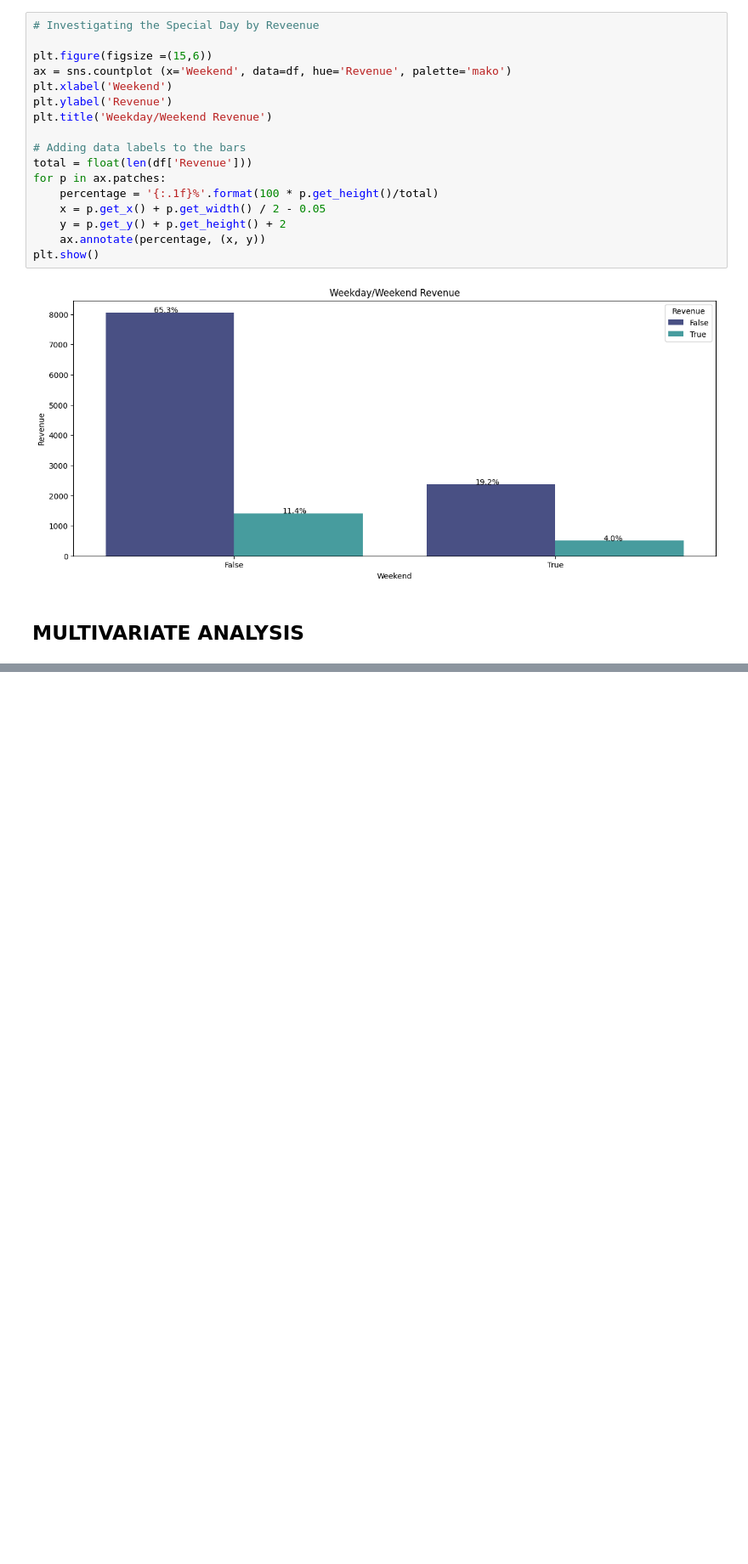
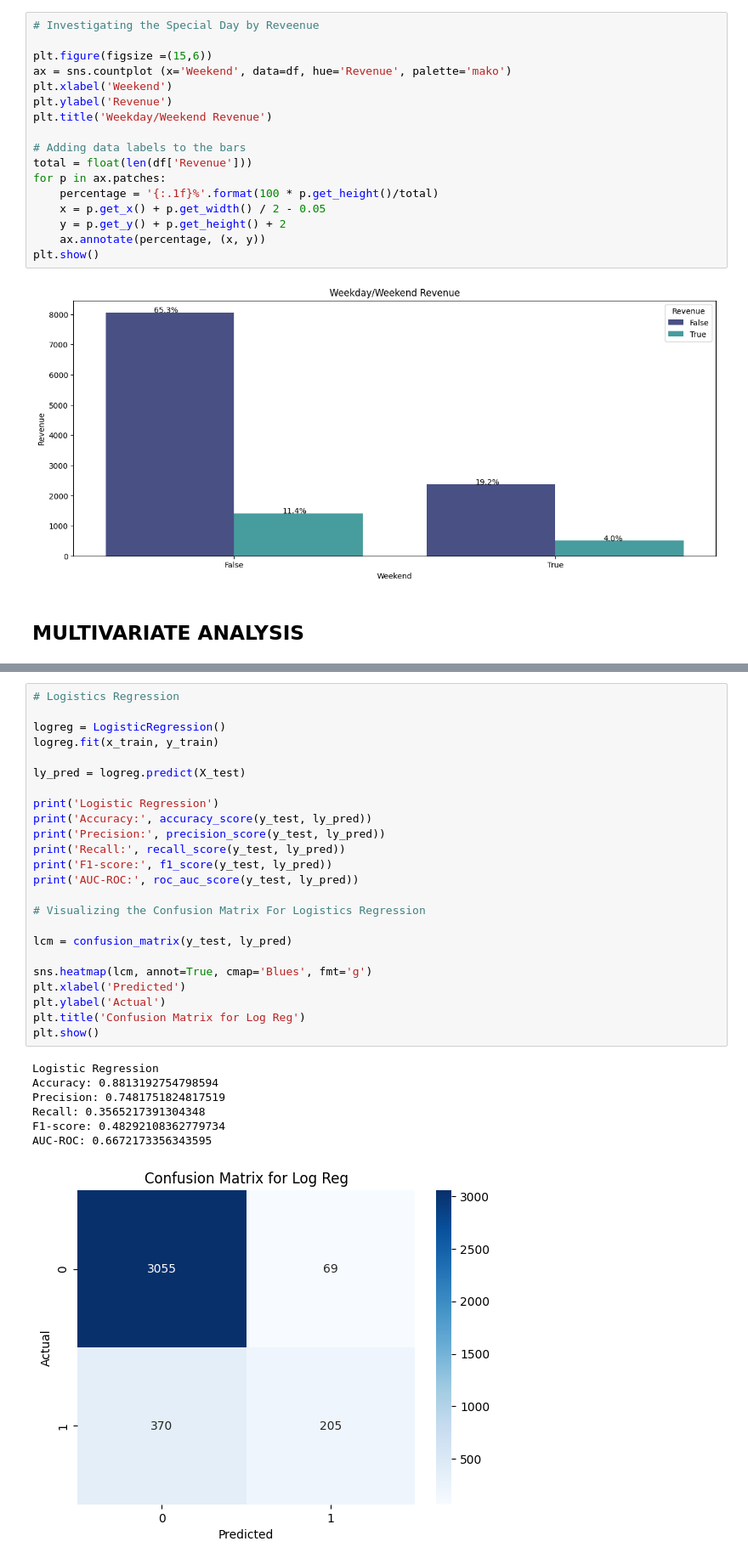
Before and after one commit to kayodeolusanya/Jumia-Online-Shoppers-Intention, a Jupyter notebook: Jumia_Online_Shoppers_Intention.ipynb, the cells around one changed output, grey strips where cells are left out. Shown at 85% size. Drawn from its saved outputs; the diff is of its cells as text; blank space fills up the shorter version.

```diff
--- a/Jumia_Online_Shoppers_Intention.ipynb
+++ b/Jumia_Online_Shoppers_Intention.ipynb
@@ -578,0 +761,32 @@ plt.show()
+# %%
+# Logistics Regression
+
+logreg = LogisticRegression()
+logreg.fit(x_train, y_train)
+
+ly_pred = logreg.predict(X_test)
+
+print('Logistic Regression')
+print('Accuracy:', accuracy_score(y_test, ly_pred))
+print('Precision:', precision_score(y_test, ly_pred))
+print('Recall:', recall_score(y_test, ly_pred))
+print('F1-score:', f1_score(y_test, ly_pred))
+print('AUC-ROC:', roc_auc_score(y_test, ly_pred))
+
+# Visualizing the Confusion Matrix For Logistics Regression
+
+lcm = confusion_matrix(y_test, ly_pred)
+
+sns.heatmap(lcm, annot=True, cmap='Blues', fmt='g')
+plt.xlabel('Predicted')
+plt.ylabel('Actual')
+plt.title('Confusion Matrix for Log Reg')
+plt.show()
+# %% [output]
+Logistic Regression
+Accuracy: 0.8813192754798594
+Precision: 0.7481751824817519
+Recall: 0.3565217391304348
+F1-score: 0.48292108362779734
+AUC-ROC: 0.6672173356343595
+[figure, added]
```
Also changed, not shown: parts of 20 cells of this notebook.
